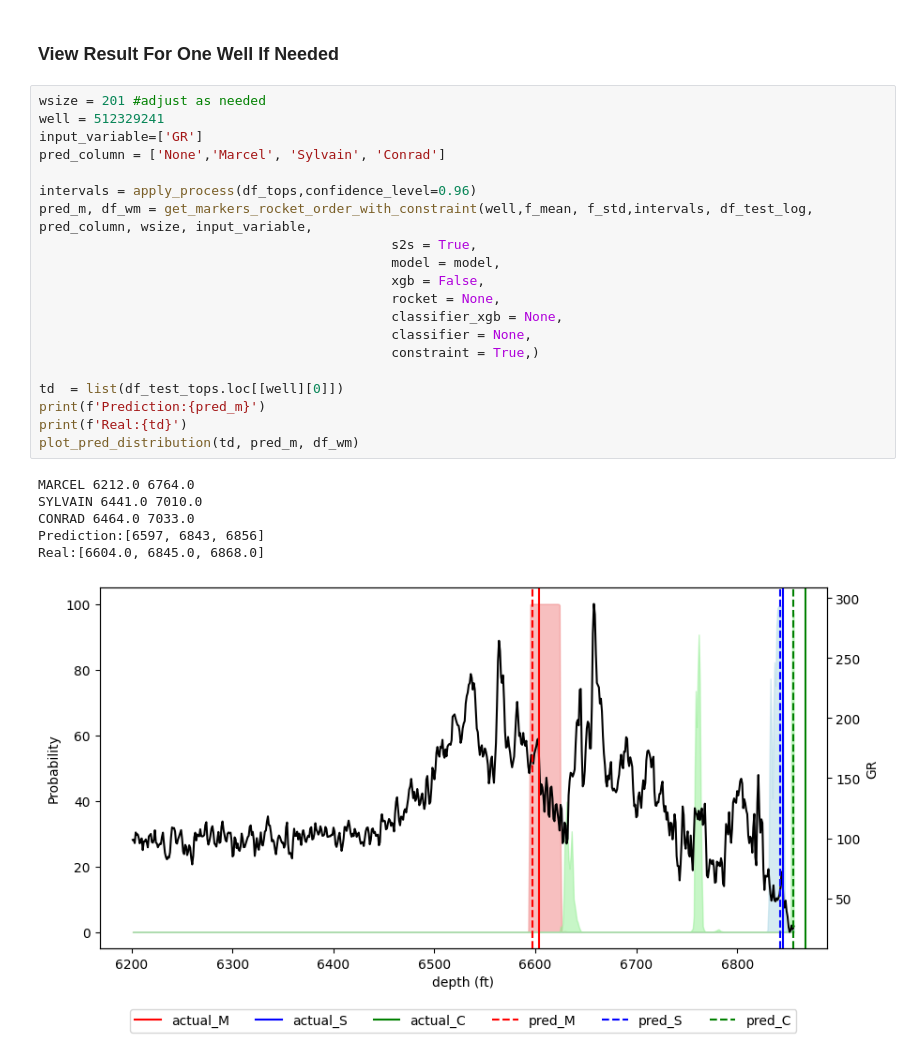
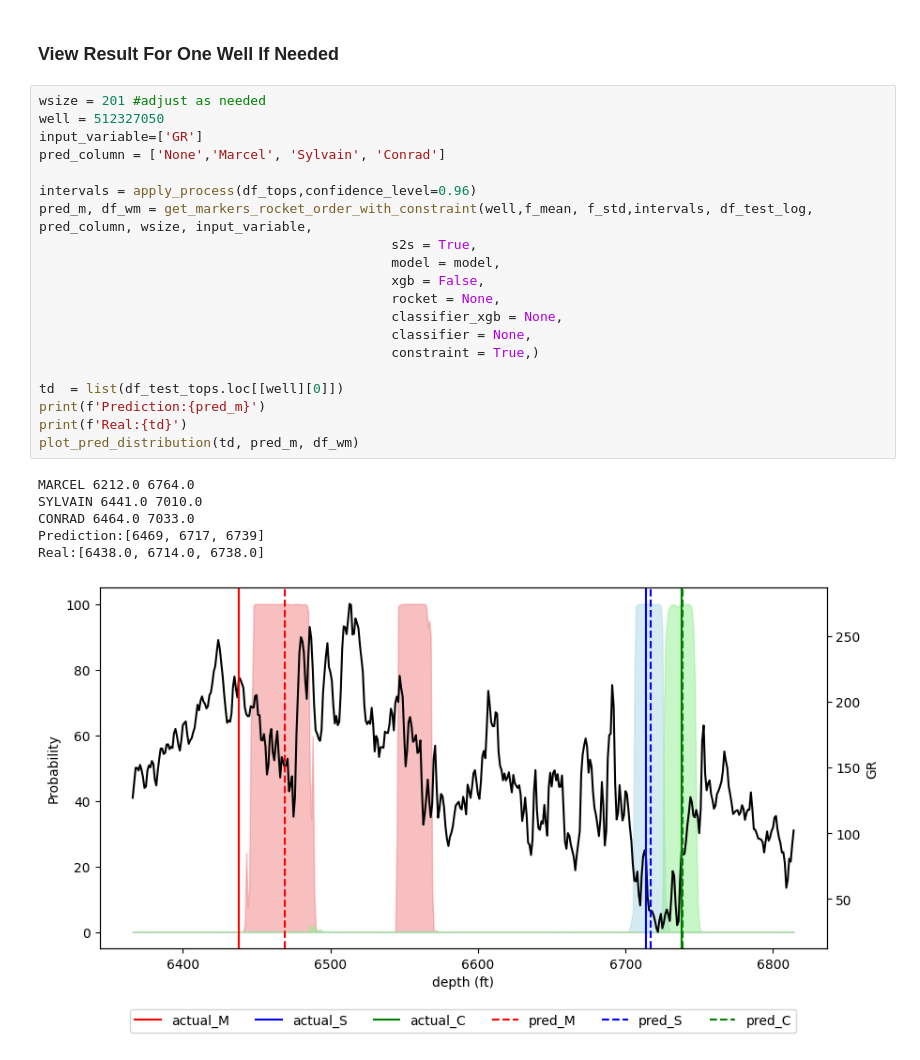
Before and after one commit to wyyccc0422/CRP_TimeSeriesClassification, a Jupyter notebook: Best_Model_S2S.ipynb, the cells around one changed output. Drawn from its saved outputs; the diff is of its cells as text.

```diff
--- a/Best_Model_S2S.ipynb
+++ b/Best_Model_S2S.ipynb
@@ -358,30 +344,30 @@ Largest Error CONRAD: 16.0
 ### View Result For One Well If Needed
 # %%
 wsize = 201 #adjust as needed
-well = 512329241
+well = 512327050
 input_variable=['GR']
 pred_column = ['None','Marcel', 'Sylvain', 'Conrad']
 
 intervals = apply_process(df_tops,confidence_level=0.96)
 pred_m, df_wm = get_markers_rocket_order_with_constraint(well,f_mean, f_std,intervals, df_test_log, pred_column, wsize, input_variable,
                                              s2s = True,
                                              model = model,
                                              xgb = False,
                                              rocket = None,
                                              classifier_xgb = None,
                                              classifier = None,
                                              constraint = True,)
 
 td  = list(df_test_tops.loc[[well][0]])
 print(f'Prediction:{pred_m}')
 print(f'Real:{td}')
 plot_pred_distribution(td, pred_m, df_wm)
 # %% [output]
 MARCEL 6212.0 6764.0
 SYLVAIN 6441.0 7010.0
 CONRAD 6464.0 7033.0
-Prediction:[6597, 6843, 6856]
-Real:[6604.0, 6845.0, 6868.0]
+Prediction:[6469, 6717, 6739]
+Real:[6438.0, 6714.0, 6738.0]
-[figure, old version]
+[figure, new version]
 # %%
 wsize = 201 #adjust as needed
```
Also changed, not shown: parts of 5 cells of this notebook, 3 other files.
